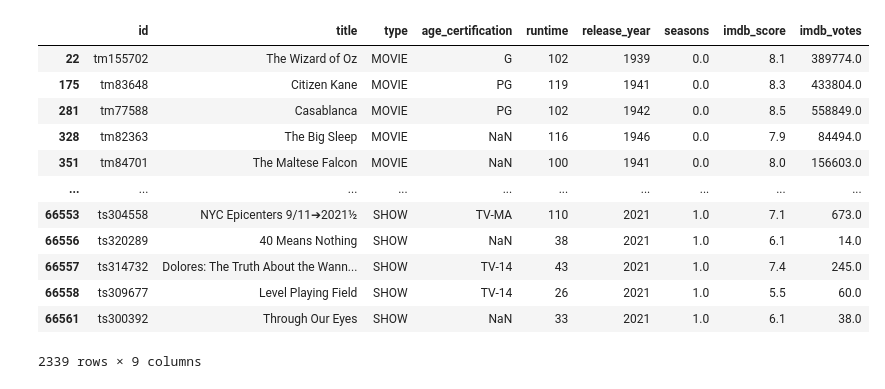
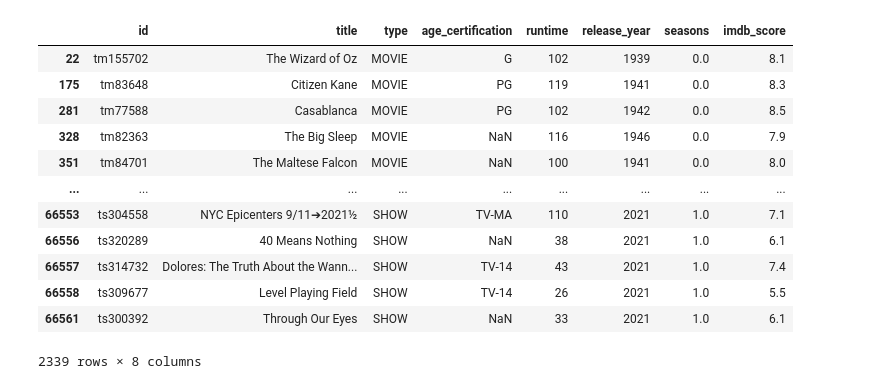
Before and after one commit to thn22/Eclipse__Rodeo2.0, a Jupyter notebook: Eclipse_Rodeo project.ipynb, the cells around one changed output. Cells and saved outputs as stored; diff of their text form; code cells hidden in the pictures.

```diff
--- a/Eclipse_Rodeo project.ipynb
+++ b/Eclipse_Rodeo project.ipynb
@@ -53,6 +95,10 @@ hbo_df = hbo_df.drop(hbo_df[hbo_df["role"]=="ACTOR"].index)
 #netflix_df
 #hulu_df
 #hbo_df
+# %%
+netflix_df = netflix_df.drop(["imdb_votes"], axis=1)
+hulu_df = hulu_df.drop(["imdb_votes"], axis=1)
+hbo_df = hbo_df.drop(['imdb_votes'], axis=1)
 # %%
 #merge all data frames into one
 combined_df = pd.merge(pd.merge(netflix_df, hulu_df, how='outer'), hbo_df, how='outer')
@@ -226,28 +261,28 @@ hulu_df
 # %%
 hbo_df = hbo_df[['id', 'title', 'type', 'age_certification', 'runtime', 'release_year', \
-                 'seasons', 'imdb_score', 'imdb_votes']]
+                 'seasons', 'imdb_score']]
 hbo_df = hbo_df.fillna({"name": '--',
                     "character": '--',
                     "role": '--',
                     "seasons": 0})
 hbo_df = hbo_df.drop_duplicates()
 # hbo_df = hbo_df[hbo_df['imdb_score'] > 6.5]
 # hbo_df = hbo_df[hbo_df['imdb_votes'] > 10000]
 hbo_df
 # %% [output]
-|  | id | title | type | age_certification | runtime | release_year | seasons | imdb_score | imdb_votes |
-| 22 | tm155702 | The Wizard of Oz | MOVIE | G | 102 | 1939 | 0.0 | 8.1 | 389774.0 |
-| 175 | tm83648 | Citizen Kane | MOVIE | PG | 119 | 1941 | 0.0 | 8.3 | 433804.0 |
-| 281 | tm77588 | Casablanca | MOVIE | PG | 102 | 1942 | 0.0 | 8.5 | 558849.0 |
-| 328 | tm82363 | The Big Sleep | MOVIE | NaN | 116 | 1946 | 0.0 | 7.9 | 84494.0 |
-| 351 | tm84701 | The Maltese Falcon | MOVIE | NaN | 100 | 1941 | 0.0 | 8.0 | 156603.0 |
-| ... | ... | ... | ... | ... | ... | ... | ... | ... | ... |
-| 66553 | ts304558 | NYC Epicenters 9/11➔2021½ | SHOW | TV-MA | 110 | 2021 | 1.0 | 7.1 | 673.0 |
-| 66556 | ts320289 | 40 Means Nothing | SHOW | NaN | 38 | 2021 | 1.0 | 6.1 | 14.0 |
-| 66557 | ts314732 | Dolores: The Truth About the Wann... | SHOW | TV-14 | 43 | 2021 | 1.0 | 7.4 | 245.0 |
-| 66558 | ts309677 | Level Playing Field | SHOW | TV-14 | 26 | 2021 | 1.0 | 5.5 | 60.0 |
-| 66561 | ts300392 | Through Our Eyes | SHOW | NaN | 33 | 2021 | 1.0 | 6.1 | 38.0 |
+|  | id | title | type | age_certification | runtime | release_year | seasons | imdb_score |
+| 22 | tm155702 | The Wizard of Oz | MOVIE | G | 102 | 1939 | 0.0 | 8.1 |
+| 175 | tm83648 | Citizen Kane | MOVIE | PG | 119 | 1941 | 0.0 | 8.3 |
+| 281 | tm77588 | Casablanca | MOVIE | PG | 102 | 1942 | 0.0 | 8.5 |
+| 328 | tm82363 | The Big Sleep | MOVIE | NaN | 116 | 1946 | 0.0 | 7.9 |
+| 351 | tm84701 | The Maltese Falcon | MOVIE | NaN | 100 | 1941 | 0.0 | 8.0 |
+| ... | ... | ... | ... | ... | ... | ... | ... | ... |
+| 66553 | ts304558 | NYC Epicenters 9/11➔2021½ | SHOW | TV-MA | 110 | 2021 | 1.0 | 7.1 |
+| 66556 | ts320289 | 40 Means Nothing | SHOW | NaN | 38 | 2021 | 1.0 | 6.1 |
+| 66557 | ts314732 | Dolores: The Truth About the Wann... | SHOW | TV-14 | 43 | 2021 | 1.0 | 7.4 |
+| 66558 | ts309677 | Level Playing Field | SHOW | TV-14 | 26 | 2021 | 1.0 | 5.5 |
+| 66561 | ts300392 | Through Our Eyes | SHOW | NaN | 33 | 2021 | 1.0 | 6.1 |
-2339 rows × 9 columns
+2339 rows × 8 columns
 # %%
 #export csv's to resources folder
 from pathlib import Path
```
Also changed, not shown: parts of 15 cells of this notebook, 10 other files.
